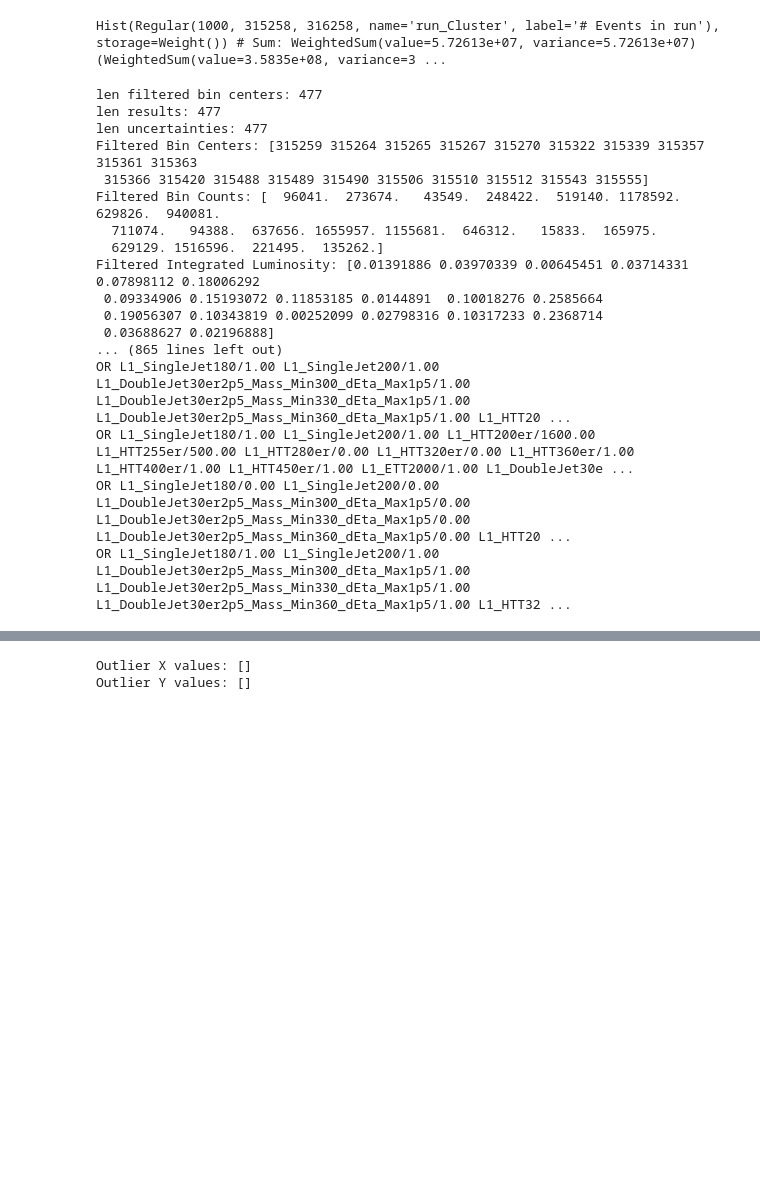
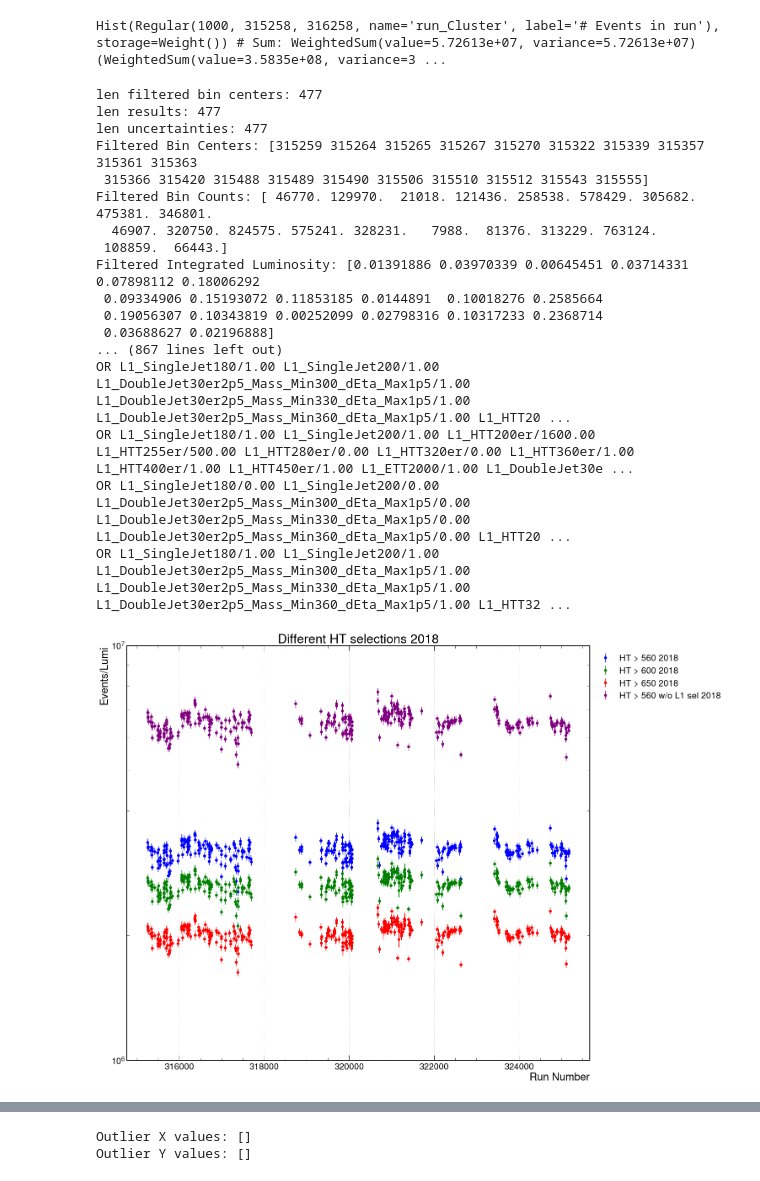
Before and after one commit to akanugan/SUEPCoffea_dask, a Jupyter notebook: plotting/AN_plots_weijie.ipynb, the cells around one changed output, grey strips where cells are left out. Drawn from its saved outputs; the diff is of its cells as text; code cells hidden in the pictures; blank space fills up the shorter version.

```diff
--- a/plotting/AN_plots_weijie.ipynb
+++ b/plotting/AN_plots_weijie.ipynb
@@ -96,10 +96,10 @@ infile_names = glob.glob(plotDir+'*')
 data_HT1200 = getHistLists(plotDir, 'new_vars3_HT1200_HT800','../filelist/Scout/list_2018_scout_data.txt')
 #data_18 = getHistLists(plotDir, 'l1sel_HT0','../filelist/Scout/list_2018_scout_data.txt') # this was with HT > 0
 #data_18 = getHistLists(plotDir, 'L1muonseedRemoved_HT560','../filelist/Scout/list_2018_scout_data.txt') #from new_vars3
-data_18 = getHistLists(plotDir, 'L1Sel_HT560_fromWeijie','../filelist/Scout/list_2018_scout_data.txt') # HT > 560, L1 sel, corrected golden JSON
+#data_18 = getHistLists(plotDir, 'L1Sel_HT560_fromWeijie','../filelist/Scout/list_2018_scout_data.txt') # HT > 560, L1 sel, corrected golden JSON
 #data_18 = getHistLists(plotDir, 'L1Sel_HT600_HT650_fromWeijie','../filelist/Scout/list_2018_scout_data.txt') # HT > 560, L1 sel, corrected golden JSON
 data_18_HT700_800 = getHistLists(plotDir, 'L1Sel_HT700_HT800_fromWeijie','../filelist/Scout/list_2018_scout_data.txt') # HT > 560, L1 sel, corrected golden JSON
-
+data_18 = getHistLists(plotDir, 'corrected_L1sel','../filelist/Scout/list_2018_scout_data.txt') # this is the correct one, previous ones didn't select l1
 
 data_17 = getHistLists(plotDir, 'new_vars3','../filelist/Scout/list_2017_scout_data.txt')
 
@@ -739,21 +739,21 @@ def process_sample_data(h):
 
 
 sample1 = 'data_2018'
-plot_label1 = 'run_Cluster'
+plot_label1 = 'run_Cluster_L1scout_ht560'
 h1 = plots[sample1][plot_label1]
 filtered_bin_centers1, result1, uncertainties1, filtered_intLumi1 = process_sample_data(h1)
 
-sample2 = 'data_HT700_800_2018'
-plot_label2 = 'run_Cluster'
+sample2 = 'data_2018'
+plot_label2 = 'run_Cluster_L1scout_ht600'
 h2 = plots[sample2][plot_label2]
 filtered_bin_centers2, result2, uncertainties2, filtered_intLumi2 = process_sample_data(h2)
 
-sample3 = 'data_HT700_800_2018'
-plot_label3 = 'run_ClusterInverted'
+sample3 = 'data_2018'
+plot_label3 = 'run_Cluster_L1scout_ht650'
 h3 = plots[sample3][plot_label3]
 filtered_bin_centers3, result3, uncertainties3, filtered_intLumi3= process_sample_data(h3)
 
-sample4 = 'data_HT1200_2018'
+sample4 = 'data_2018'
 plot_label4 = 'run_Cluster'
 h4 = plots[sample4][plot_label4]
 filtered_bin_centers4, result4, uncertainties4, filtered_intLumi4 = process_sample_data(h4)
@@ -833,8 +833,8 @@ def plot_single_data_with_lumi(bin_centers, results, y_errors, label, color, run
     #     else:
     #         ax1.errorbar(center, result, yerr=error, fmt='o', color=color, ecolor='black', capsize=2)
     ax1.set_ylabel("#Events/Lumi.")
-    ax1.set_yscale('log')
-    ax1.set_ylim(5e6,8e6)
+    #ax1.set_yscale('log')
+    ax1.set_ylim(2e6,4e6)
     #ax1.set_xlim(315000,317000)
     ax1.grid(True)
     ax1.legend(loc='best')
@@ -874,26 +874,14 @@ def get_l1_config_name(run_number, l1_configurations):
     return "Unknown"
 
 def plot_multiple_data_with_lumi(bin_centers, results, uncertainties, labels, colors, runLumi_dict, year):
-    plt.figure(figsize=(12, 8))
+    plt.figure(figsize=(22, 16))
     for i in range(len(results)):
         plt.errorbar(bin_centers[i], results[i], yerr=uncertainties[i], fmt='o', color=colors[i], label=f"{labels[i]} {year}")
 
     plt.xlabel("Run Number")
     plt.ylabel("Events/Lumi")
     plt.yscale('log')
-    plt.ylim(1e5,1e7)
-    plt.title(f" Different HT selections {year}")
-    plt.grid(True)
-    plt.legend(loc='upper left', bbox_to_anchor=(1, 1))
-    plt.tight_layout()
-    plt.show()
-
-
-
-    plt.xlabel("Run Number")
-    plt.ylabel("Events/Lumi")
-    plt.yscale('log')
-    plt.ylim(1e5,1e7)
+    plt.ylim(1e6,1e7)
     plt.title(f"Different HT selections {year}")
     plt.grid(True)
     plt.legend(loc='upper left', bbox_to_anchor=(1, 1))
@@ -904,11 +892,11 @@ def plot_multiple_data_with_lumi(bin_centers, results, uncertainties, labels, co
 bin_centers = [filtered_bin_centers1, filtered_bin_centers2, filtered_bin_centers3, filtered_bin_centers4]
 results = [result1, result2, result3, result4]
 uncertainties = [uncertainties1, uncertainties2, uncertainties3, uncertainties4]
-labels = ['HT > 560', 'HT > 700', 'HT > 800', 'HT > 1200']
+labels = ['HT > 560', 'HT > 600', 'HT > 650', 'HT > 560 w/o L1 sel']
 colors = ['blue', 'green', 'red', 'purple']
 
-#plot_multiple_data_with_lumi(bin_centers, results, uncertainties, labels, colors, runLumi_dict, 2018)
-#plot_single_data_with_lumi(filtered_bin_centers1, result1, uncertainties1, 'Data 2018', 'blue', runLumi_dict, 2018)
+plot_multiple_data_with_lumi(bin_centers, results, uncertainties, labels, colors, runLumi_dict, 2018)
+#plot_single_data_with_lumi(filtered_bin_centers1, result1, uncertainties1, 'Data 2018 w/ L1 sel', 'blue', runLumi_dict, 2018)
 import matplotlib.pyplot as plt
 import numpy as np
 
@@ -935,39 +923,39 @@ def test(bin_centers, results, y_errors, label, runLumi_dict, year, l1_configura
         config_indices = [i for i, center in enumerate(sorted_bin_centers) if get_l1_config_name(center, l1_configurations) == config]
         config_centers = sorted_bin_centers[config_indices]
         config_results = sorted_results[config_indices]
         config_y_errors = sorted_y_errors[config_indices]
         config_color = color_dict.get(config, 'grey')  # Default to grey if not found
 
         ax1.errorbar(config_centers, config_results, yerr=config_y_errors, fmt='o', color=config_color, ecolor='black', capsize=2, label=f"{label} ({config})")
 
     ax1.set_ylabel("#Events/Lumi.")
     ax1.set_yscale('log')
     ax1.set_ylim(5e6, 8e6)
     ax1.grid(True)
     ax1.legend(loc='best', title="L1 Configurations")
 
     plt.show()
 
-# Example usage
-test(filtered_bin_centers1, result1, uncertainties1, 'HT>560', runLumi_dict, '2018', l1_configurations)
+#test(filtered_bin_centers1, result1, uncertainties1, 'HT>560', runLumi_dict, '2018', l1_configurations)
 # %% [output]
 len filtered bin centers: 477
 len results: 477
 len uncertainties: 477
 Filtered Bin Centers: [315259 315264 315265 315267 315270 315322 315339 315357 315361 315363
  315366 315420 315488 315489 315490 315506 315510 315512 315543 315555]
-Filtered Bin Counts: [  96041.  273674.   43549.  248422.  519140. 1178592.  629826.  940081.
-  711074.   94388.  637656. 1655957. 1155681.  646312.   15833.  165975.
-  629129. 1516596.  221495.  135262.]
+Filtered Bin Counts: [ 46770. 129970.  21018. 121436. 258538. 578429. 305682. 475381. 346801.
+  46907. 320750. 824575. 575241. 328231.   7988.  81376. 313229. 763124.
+ 108859.  66443.]
 Filtered Integrated Luminosity: [0.01391886 0.03970339 0.00645451 0.03714331 0.07898112 0.18006292
  0.09334906 0.15193072 0.11853185 0.0144891  0.10018276 0.2585664
  0.19056307 0.10343819 0.00252099 0.02798316 0.10317233 0.2368714
  0.03688627 0.02196888]
-... (865 lines left out)
+... (867 lines left out)
 OR L1_SingleJet180/1.00 L1_SingleJet200/1.00 L1_DoubleJet30er2p5_Mass_Min300_dEta_Max1p5/1.00 L1_DoubleJet30er2p5_Mass_Min330_dEta_Max1p5/1.00 L1_DoubleJet30er2p5_Mass_Min360_dEta_Max1p5/1.00 L1_HTT20 ...
 OR L1_SingleJet180/1.00 L1_SingleJet200/1.00 L1_HTT200er/1600.00 L1_HTT255er/500.00 L1_HTT280er/0.00 L1_HTT320er/0.00 L1_HTT360er/1.00 L1_HTT400er/1.00 L1_HTT450er/1.00 L1_ETT2000/1.00 L1_DoubleJet30e ...
 OR L1_SingleJet180/0.00 L1_SingleJet200/0.00 L1_DoubleJet30er2p5_Mass_Min300_dEta_Max1p5/0.00 L1_DoubleJet30er2p5_Mass_Min330_dEta_Max1p5/0.00 L1_DoubleJet30er2p5_Mass_Min360_dEta_Max1p5/0.00 L1_HTT20 ...
 OR L1_SingleJet180/1.00 L1_SingleJet200/1.00 L1_DoubleJet30er2p5_Mass_Min300_dEta_Max1p5/1.00 L1_DoubleJet30er2p5_Mass_Min330_dEta_Max1p5/1.00 L1_DoubleJet30er2p5_Mass_Min360_dEta_Max1p5/1.00 L1_HTT32 ...
+[figure, added]
 # %%
 def plot_percentage_differences(base_result, other_results, labels, colors):
     plt.figure(figsize=(12, 8))
```
Also changed, not shown: parts of 6 cells of this notebook, 3 other files.
